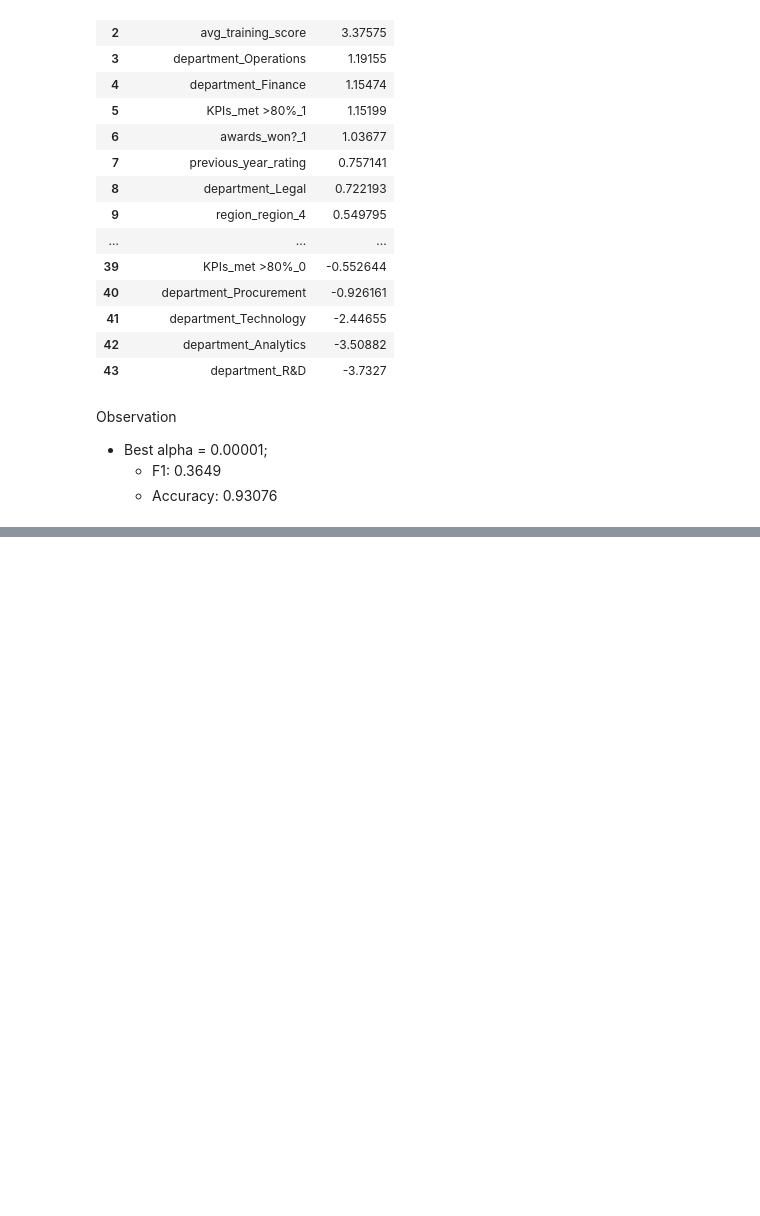
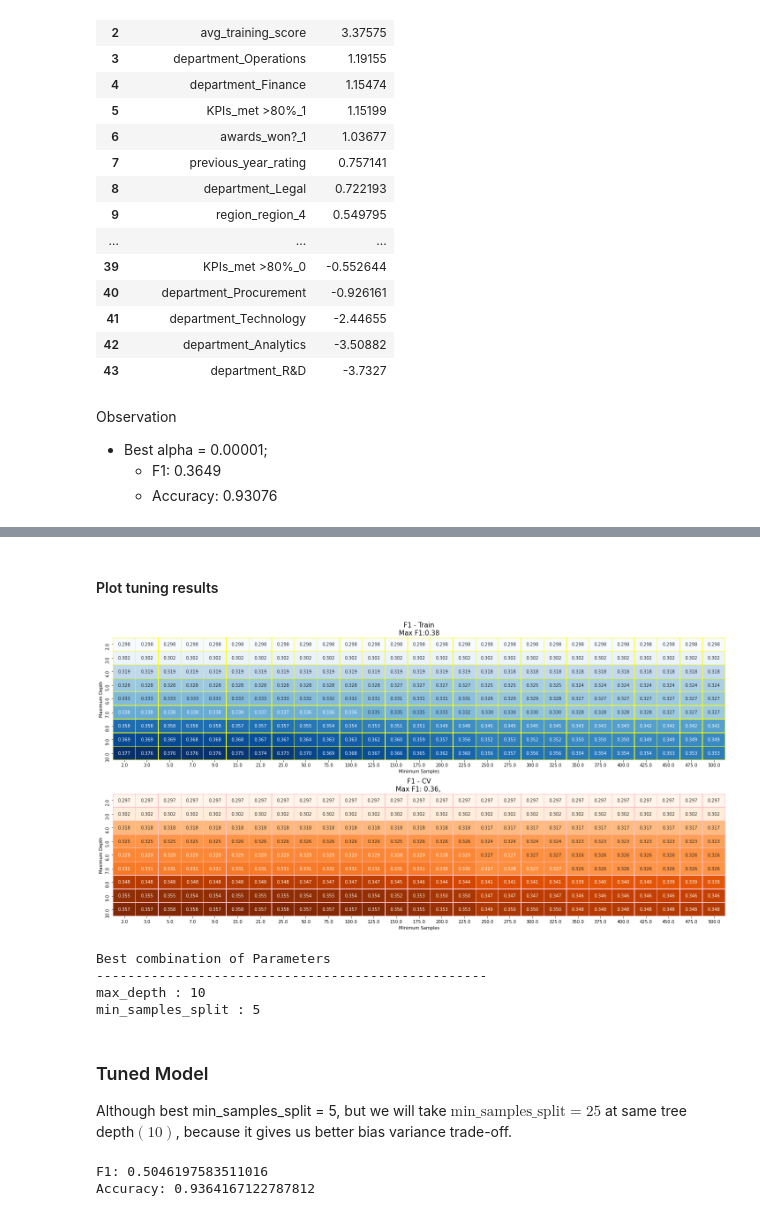
Before and after one commit to gunnerVivek/Employee-Promotion, a Jupyter notebook: 3-models.ipynb, the cells around one changed output, grey strips where cells are left out. Saved outputs shown, nothing was run; the diff lists cells and outputs as text; code cells hidden in the pictures; blank space fills up the shorter version.

Commit message:
notebook: Adds Decision Tree model

```diff
--- a/3-models.ipynb
+++ b/3-models.ipynb
@@ -416,0 +423,14 @@ Observation
+# %%
+min_samples = [2,3,5,7,9, 15, 21]
+min_samples.extend([i for i in range(25,501,25)])
+
+param_grid = {'max_depth': np.arange(2,11), 'min_samples_split': min_samples}
+performance_metric = {'F1': 'f1', 'Accuracy': 'accuracy'}
+# %%
+gs = GridSearchCV(estimator=DecisionTreeClassifier(class_weight='balanced', random_state=1),
+                  param_grid=param_grid, scoring=performance_metric,
+                  refit='F1', return_train_score=True)
+
+### return_train_score = False(default) --> No use for DT, can be used in Logistic like models to plot train vs Cv plot
+# %%
+gs.fit(X_oneHot.loc[train_index.values.flatten(),:], y[train_index.values.flatten()])
@@ -416,0 +455,4 @@ Observation
+# %%
+results = gs.cv_results_
+results = pd.DataFrame(results)
+#results
@@ -416,0 +469,2 @@ Observation
+# %% [markdown]
+#### Plot tuning results
@@ -416,0 +499,42 @@ Observation
+# %%
+########## PLOTS ##########
+
+xlabel = 'Minimum Samples'
+ylabel = 'Maximum Depth'
+
+fig, ax = plt.subplots(nrows=2,ncols=1, figsize=(20, 10))
+
+#plt.subplot(ax[0])
+axs = ax[0]
+sns.heatmap(f1_train_df, annot=True, linewidths=0.5, cmap = plt.cm.Blues,
+            linecolor='yellow', fmt='0.3f', cbar=False, ax=axs)
+axs.set_title(f'F1 - Train\nMax F1:{max(f1_scores_train):.2f}', fontsize=15)
+axs.set_xlabel(xlabel)
+axs.set_ylabel(ylabel)
+
+axs = ax[1]
+sns.heatmap(f1_test_df, annot=True, linewidths=0.5, cmap = plt.cm.Oranges,
+            linecolor='pink', fmt='0.3f', cbar=False, ax=axs)
+axs.set_title(f'F1 - CV\nMax F1: {max(f1_scores_test):.2f}, ', fontsize=15)
+axs.set_xlabel(xlabel)
+axs.set_ylabel(ylabel)
+
+plt.tight_layout(h_pad=1)
+plt.show()
+# %% [output]
+[figure, added]
+# %%
+print('Best combination of Parameters')
+print('-'*50)
+
+for k, v in gs.best_params_.items():
+    print(k,':',v)
+# %% [output]
+Best combination of Parameters
+--------------------------------------------------
+max_depth : 10
+min_samples_split : 5
+# %% [markdown]
+### Tuned Model
+
+Although best min_samples_split = 5, but we will take $\text{min_samples_split}=25$ at same tree depth$(10)$, because it gives us better bias variance trade-off.
@@ -416,0 +551,9 @@ Observation
+# %%
+# seperate val data
+print('F1:',f1_score(y[validate_index.values.flatten()],
+         y_pred))
+print('Accuracy:', accuracy_score(y[validate_index.values.flatten()],
+         y_pred))
+# %% [output]
+F1: 0.5046197583511016
+Accuracy: 0.9364167122787812
```
Also changed, not shown: parts of 17 cells of this notebook.
